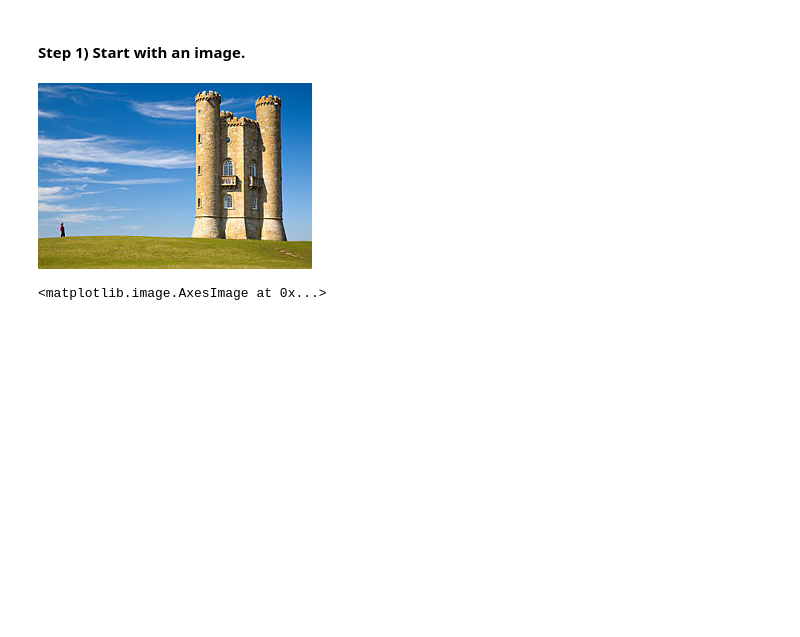
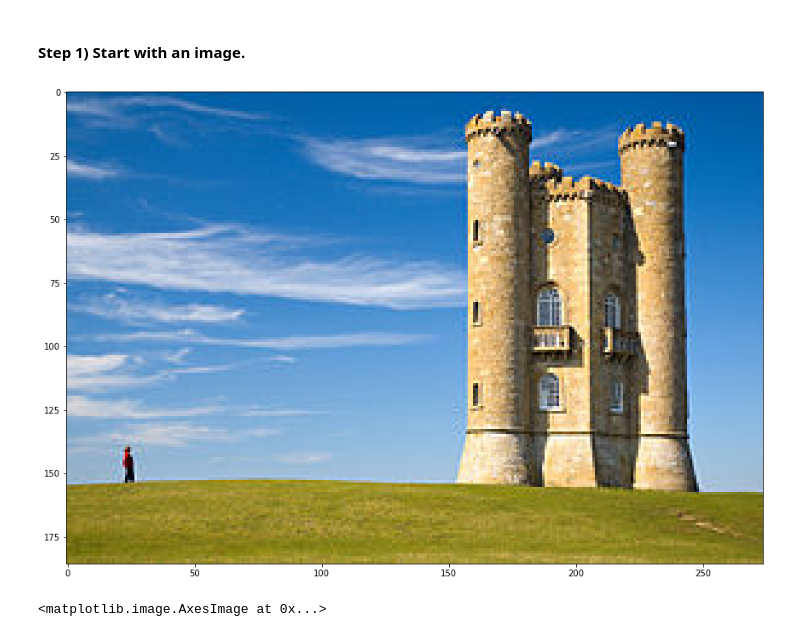
Before and after one commit to SebastianBitsch/seam-carving, a Jupyter notebook: exploration.ipynb, the cells around one changed output. Saved outputs shown, nothing was run; the diff lists cells and outputs as text; code cells hidden in the pictures; blank space fills up the shorter version.

```diff
--- a/exploration.ipynb
+++ b/exploration.ipynb
@@ -7,10 +7,11 @@ from PIL import Image
 # %%
 # im = plt.imread("images/BroadwayTowerSeamCarvingA.png")
 im = Image.open("images/BroadwayTowerSeamCarvingA.png")
 im_gray = np.asarray(im.convert("L"))
-im
+im = np.asarray(im)
+plot(im)
 # %% [output]
-[figure, old version]
+[figure, new version]
 # %%
 plt.imshow(im_gray)
 # %% [output]
```
Also changed, not shown: parts of 15 cells of this notebook.
